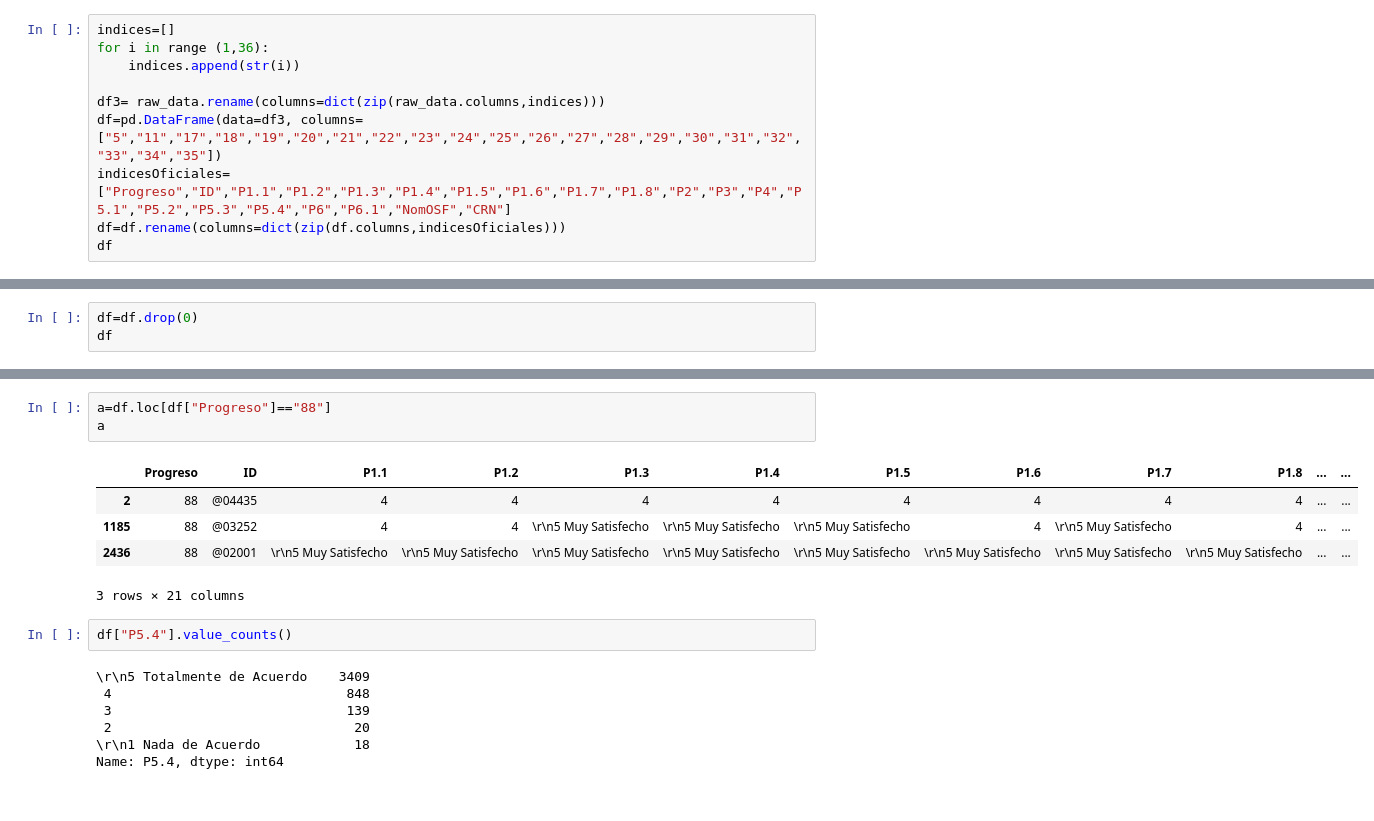
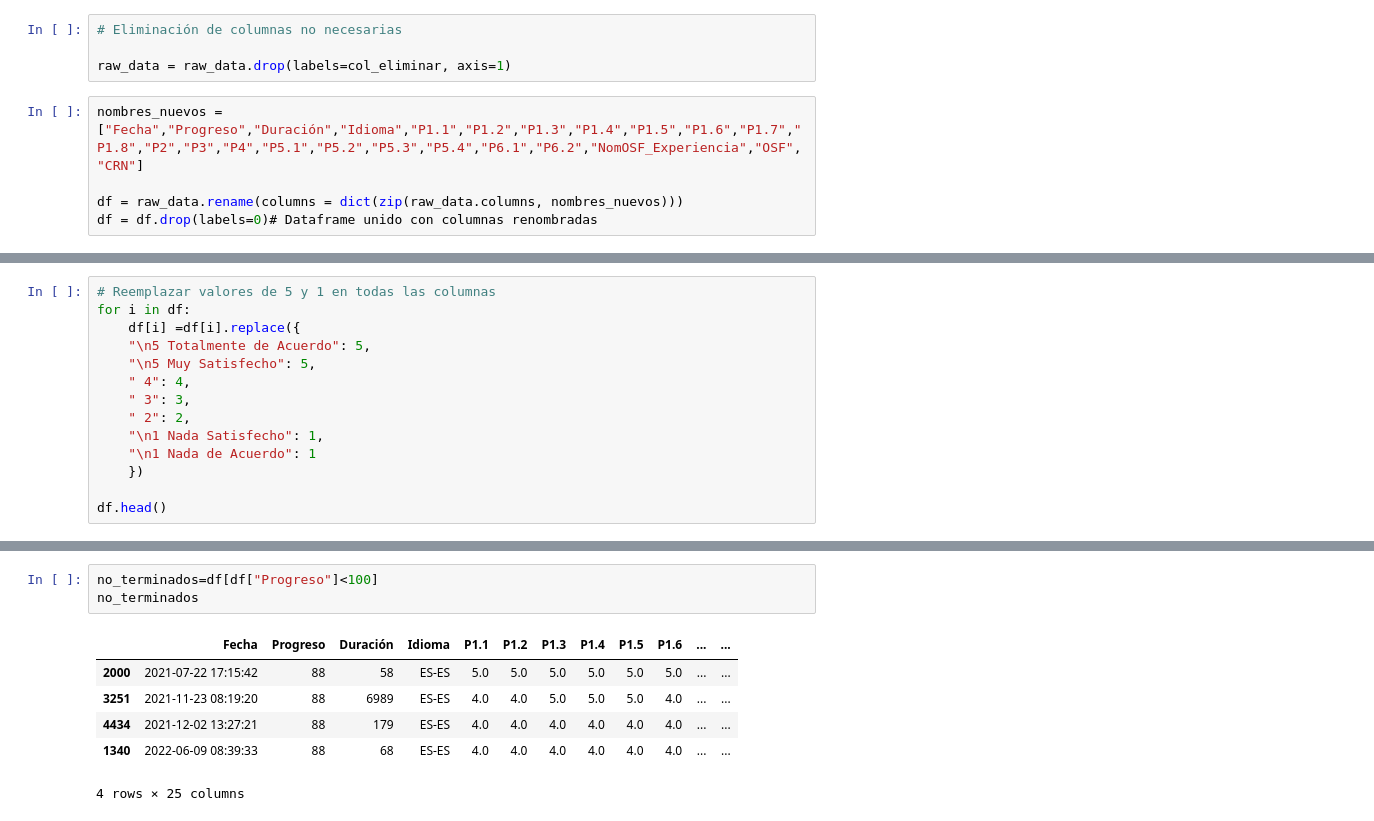
Before and after one commit to PameRuiz25/ActividadFormativaM2-Equipo2, a Jupyter notebook: proyecto1.ipynb, the cells around one changed output, grey strips where cells are left out. Saved outputs shown, nothing was run; the diff lists cells and outputs as text.

```diff
--- a/proyecto1.ipynb
+++ b/proyecto1.ipynb
@@ -23,10 +66,9 @@ raw_data.head()
+# %%
+# Eliminación de columnas no necesarias
+
+raw_data = raw_data.drop(labels=col_eliminar, axis=1)
 # %%
-indices=[]
-for i in range (1,36):
-    indices.append(str(i))
+nombres_nuevos = ["Fecha","Progreso","Duración","Idioma","P1.1","P1.2","P1.3","P1.4","P1.5","P1.6","P1.7","P1.8","P2","P3","P4","P5.1","P5.2","P5.3","P5.4","P6.1","P6.2","NomOSF_Experiencia","OSF","CRN"]
 
-df3= raw_data.rename(columns=dict(zip(raw_data.columns,indices)))
-df=pd.DataFrame(data=df3, columns=["5","11","17","18","19","20","21","22","23","24","25","26","27","28","29","30","31","32","33","34","35"])
-indicesOficiales=["Progreso","ID","P1.1","P1.2","P1.3","P1.4","P1.5","P1.6","P1.7","P1.8","P2","P3","P4","P5.1","P5.2","P5.3","P5.4","P6","P6.1","NomOSF","CRN"]
-df=df.rename(columns=dict(zip(df.columns,indicesOficiales)))
-df
+df = raw_data.rename(columns = dict(zip(raw_data.columns, nombres_nuevos)))
+df = df.drop(labels=0)# Dataframe unido con columnas renombradas
@@ -47,3 +74,0 @@ df
-# %%
-df=df.drop(0)
-df
@@ -63,0 +75,14 @@ df
+# %%
+# Reemplazar valores de 5 y 1 en todas las columnas
+for i in df:
+    df[i] =df[i].replace({
+    "\n5 Totalmente de Acuerdo": 5,
+    "\n5 Muy Satisfecho": 5,
+    " 4": 4,
+    " 3": 3,
+    " 2": 2,
+    "\n1 Nada Satisfecho": 1,
+    "\n1 Nada de Acuerdo": 1
+    })
+
+df.head()
@@ -113,18 +156,10 @@ memory usage: 727.9+ KB
 # %%
-a=df.loc[df["Progreso"]=="88"]
-a
+no_terminados=df[df["Progreso"]<100]
+no_terminados
 # %% [output]
-|  | Progreso | ID | P1.1 | P1.2 | P1.3 | P1.4 | P1.5 | P1.6 | P1.7 | P1.8 | ... | ... |
-| 2 | 88 | @04435 | 4 | 4 | 4 | 4 | 4 | 4 | 4 | 4 | ... | ... |
-| 1185 | 88 | @03252 | 4 | 4 | \r\n5 Muy Satisfecho | \r\n5 Muy Satisfecho | \r\n5 Muy Satisfecho | 4 | \r\n5 Muy Satisfecho | 4 | ... | ... |
-| 2436 | 88 | @02001 | \r\n5 Muy Satisfecho | \r\n5 Muy Satisfecho | \r\n5 Muy Satisfecho | \r\n5 Muy Satisfecho | \r\n5 Muy Satisfecho | \r\n5 Muy Satisfecho | \r\n5 Muy Satisfecho | \r\n5 Muy Satisfecho | ... | ... |
+|  | Fecha | Progreso | Duración | Idioma | P1.1 | P1.2 | P1.3 | P1.4 | P1.5 | P1.6 | ... | ... |
+| 2000 | 2021-07-22 17:15:42 | 88 | 58 | ES-ES | 5.0 | 5.0 | 5.0 | 5.0 | 5.0 | 5.0 | ... | ... |
+| 3251 | 2021-11-23 08:19:20 | 88 | 6989 | ES-ES | 4.0 | 4.0 | 5.0 | 5.0 | 5.0 | 4.0 | ... | ... |
+| 4434 | 2021-12-02 13:27:21 | 88 | 179 | ES-ES | 4.0 | 4.0 | 4.0 | 4.0 | 4.0 | 4.0 | ... | ... |
+| 1340 | 2022-06-09 08:39:33 | 88 | 68 | ES-ES | 4.0 | 4.0 | 4.0 | 4.0 | 4.0 | 4.0 | ... | ... |
-3 rows × 21 columns
+4 rows × 25 columns
-# %%
-df["P5.4"].value_counts()
-# %% [output]
-\r\n5 Totalmente de Acuerdo    3409
- 4                              848
- 3                              139
- 2                               20
-\r\n1 Nada de Acuerdo            18
-Name: P5.4, dtype: int64
```
Also changed, not shown: parts of 21 cells of this notebook, 7 other files.
